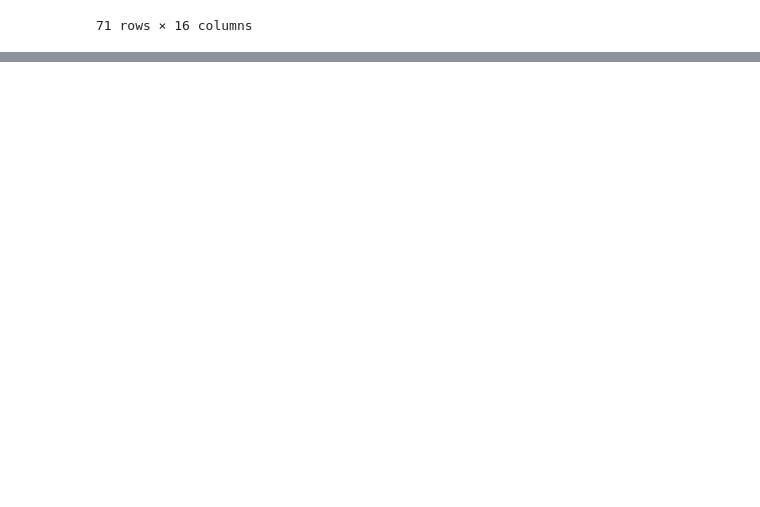
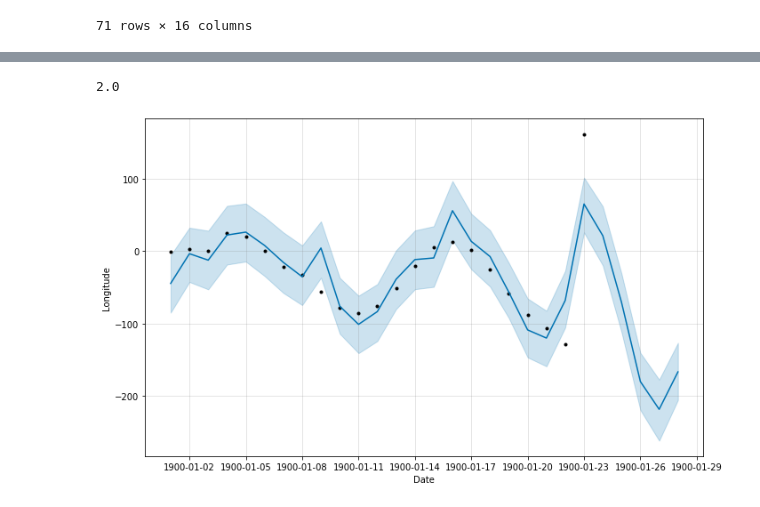
Before and after one commit to Kaahan/skep_project_s_final, a Jupyter notebook: eclipse/predict_eclipse.ipynb, the cells around one changed output, grey strips where cells are left out. Drawn from its saved outputs; the diff is of its cells as text; code cells hidden in the pictures; blank space fills up the shorter version.

Commit message:
Time series longitude prediction

```diff
--- a/eclipse/predict_eclipse.ipynb
+++ b/eclipse/predict_eclipse.ipynb
@@ -582,0 +537,35 @@ Test score: 0.05190311418685121
+# %%
+get_offset_in_saros('2029 July 11')
+# %% [output]
+2.0
+# %%
+def train_saros(data, n, k):
+    """
+    Train a model to predict longitude for Saros n and offset k.
+    """
+    data = data[data['Saros Number'] == n]
+    if len(data) == 0:
+        raise ValueError
+    data = data.iloc[k:]
+    data = data.iloc[::3, :]
+    data = data[['Longitude']]
+    data['Longitude'] = data['Longitude'].apply(lambda x: convert_longitude(x))
+    data['ISO Date'] = pd.date_range(start='1/1/1900', periods=len(data))
+
+    data.rename(columns={'ISO Date': 'ds', 'Longitude': 'y'}, inplace=True)
+    data['y'] = data['y']
+    prophet = fbprophet.Prophet(
+            n_changepoints = 3, changepoint_prior_scale=0.1, daily_seasonality=False, yearly_seasonality=False
+        ).add_seasonality('daily', period=15, fourier_order=3)
+    prophet.fit(data)
+
+    forecast = prophet.make_future_dataframe(periods=5, freq='D')
+    forecast = prophet.predict(forecast)
+    return prophet, forecast
+# %%
+prophet, forecast = train_saros(data, 118, 0)
+with warnings.catch_warnings():
+    warnings.simplefilter("ignore")
+    prophet.plot(forecast, xlabel='Date', ylabel='Longitude')
+# %% [output]
+[figure, added]
```
Also changed, not shown: parts of 11 cells of this notebook.
